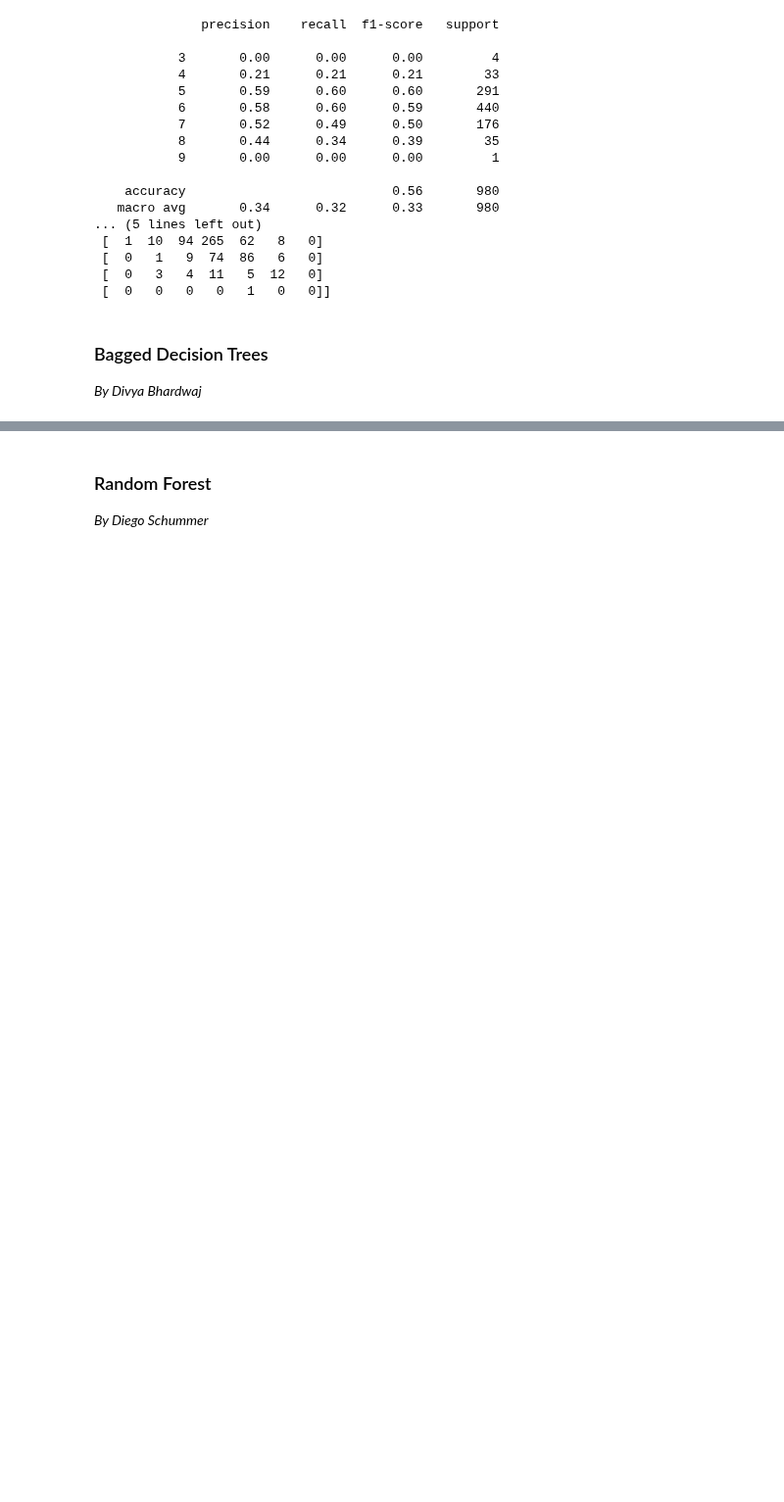
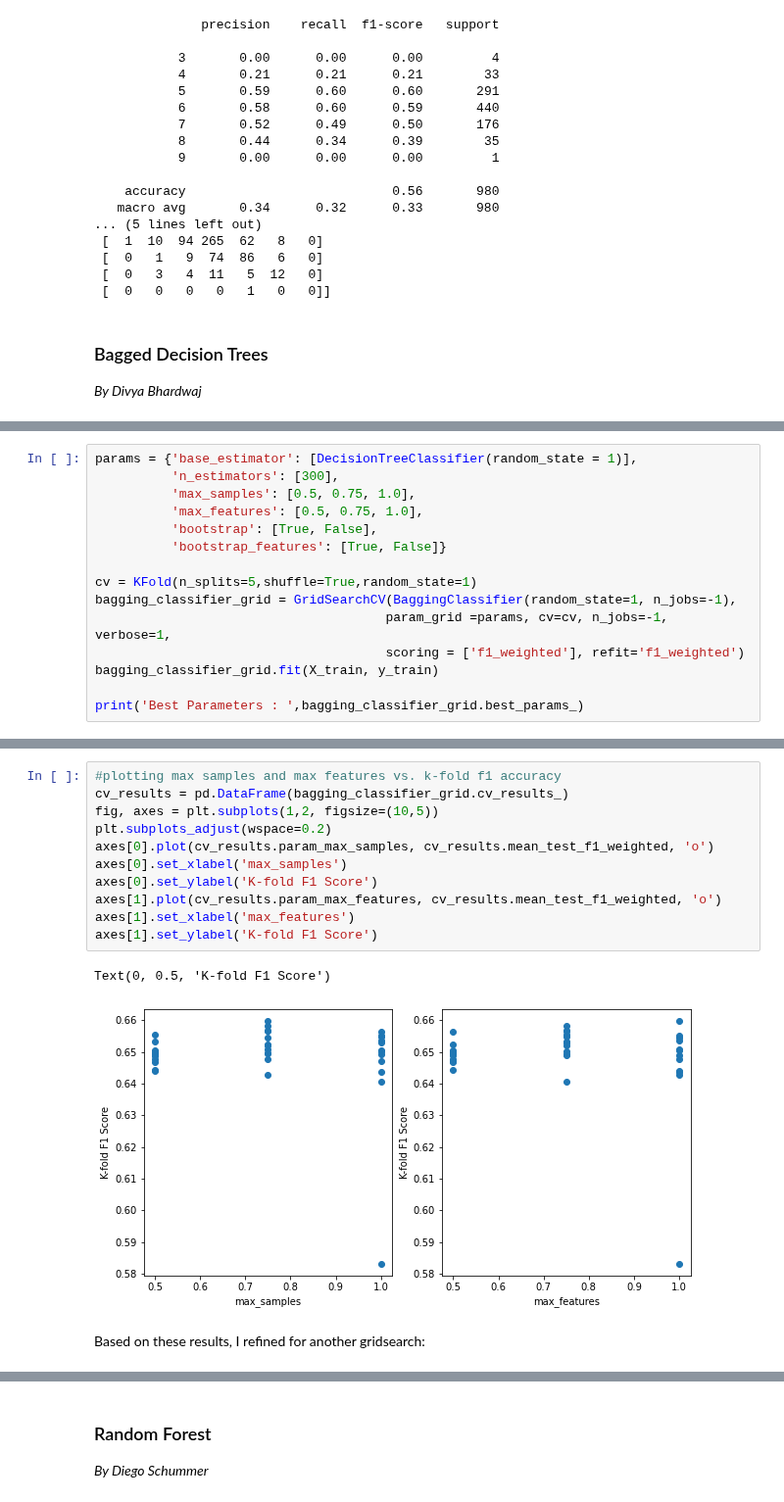
Before and after one commit to diegoschum/Zzz-303-3, a Jupyter notebook: Zzz_code.ipynb, the cells around one changed output, grey strips where cells are left out. Shown at 98% size. Drawn from its saved outputs; the diff is of its cells as text; blank space fills up the shorter version.

Commit message:
added bagging model section

```diff
--- a/Zzz_code.ipynb
+++ b/Zzz_code.ipynb
@@ -390,0 +423,15 @@ print(confusion_matrix(y_test, y_pred))
+# %%
+params = {'base_estimator': [DecisionTreeClassifier(random_state = 1)],
+          'n_estimators': [300],
+          'max_samples': [0.5, 0.75, 1.0],
+          'max_features': [0.5, 0.75, 1.0],
+          'bootstrap': [True, False],
+          'bootstrap_features': [True, False]}
+
+cv = KFold(n_splits=5,shuffle=True,random_state=1)
+bagging_classifier_grid = GridSearchCV(BaggingClassifier(random_state=1, n_jobs=-1),
+                                      param_grid =params, cv=cv, n_jobs=-1, verbose=1,
+                                      scoring = ['f1_weighted'], refit='f1_weighted')
+bagging_classifier_grid.fit(X_train, y_train)
+
+print('Best Parameters : ',bagging_classifier_grid.best_params_)
@@ -390,0 +464,16 @@ print(confusion_matrix(y_test, y_pred))
+# %%
+#plotting max samples and max features vs. k-fold f1 accuracy
+cv_results = pd.DataFrame(bagging_classifier_grid.cv_results_)
+fig, axes = plt.subplots(1,2, figsize=(10,5))
+plt.subplots_adjust(wspace=0.2)
+axes[0].plot(cv_results.param_max_samples, cv_results.mean_test_f1_weighted, 'o')
+axes[0].set_xlabel('max_samples')
+axes[0].set_ylabel('K-fold F1 Score')
+axes[1].plot(cv_results.param_max_features, cv_results.mean_test_f1_weighted, 'o')
+axes[1].set_xlabel('max_features')
+axes[1].set_ylabel('K-fold F1 Score')
+# %% [output]
+Text(0, 0.5, 'K-fold F1 Score')
+[figure, added]
+# %% [markdown]
+Based on these results, I refined for another gridsearch:
```
Also changed, not shown: parts of 20 cells of this notebook.
